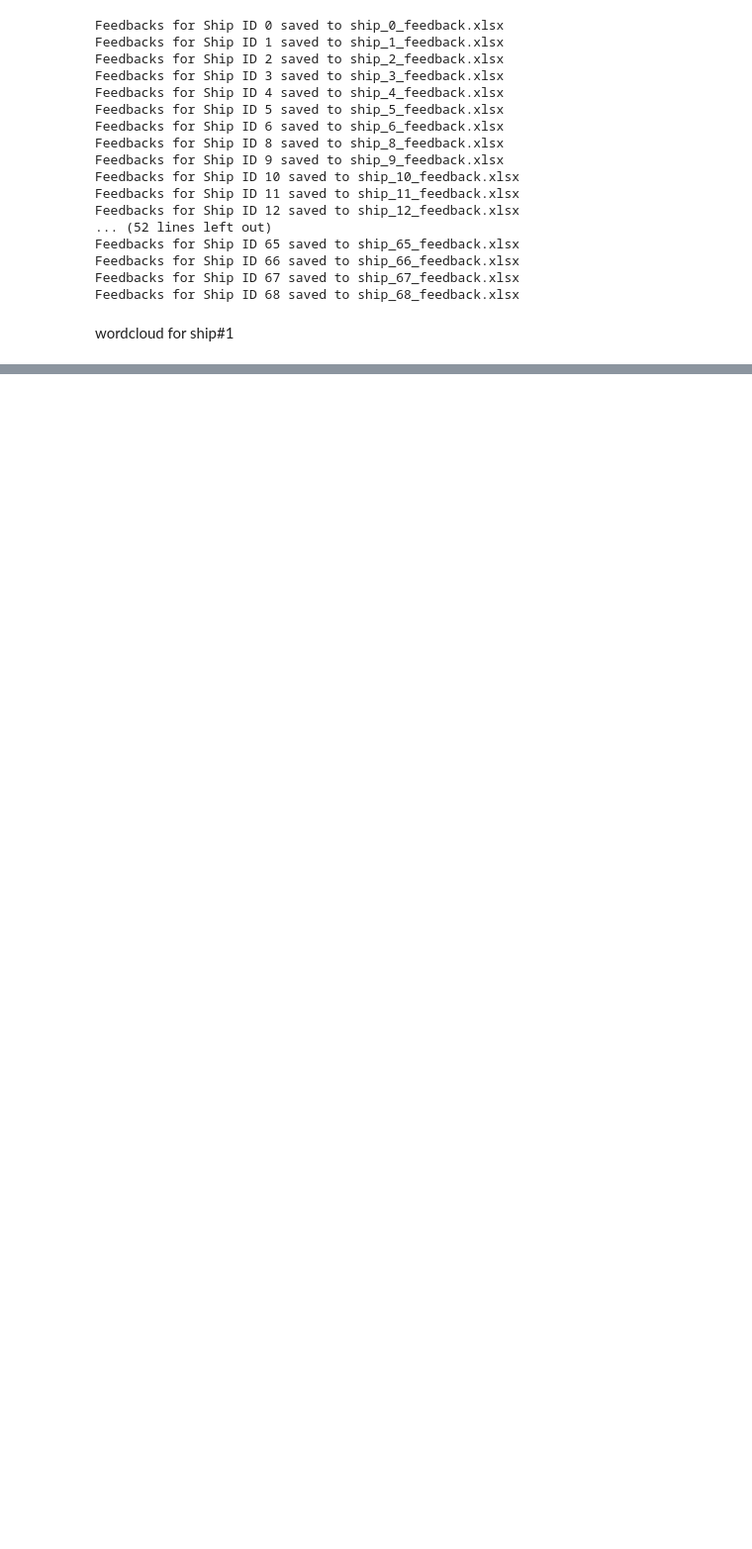
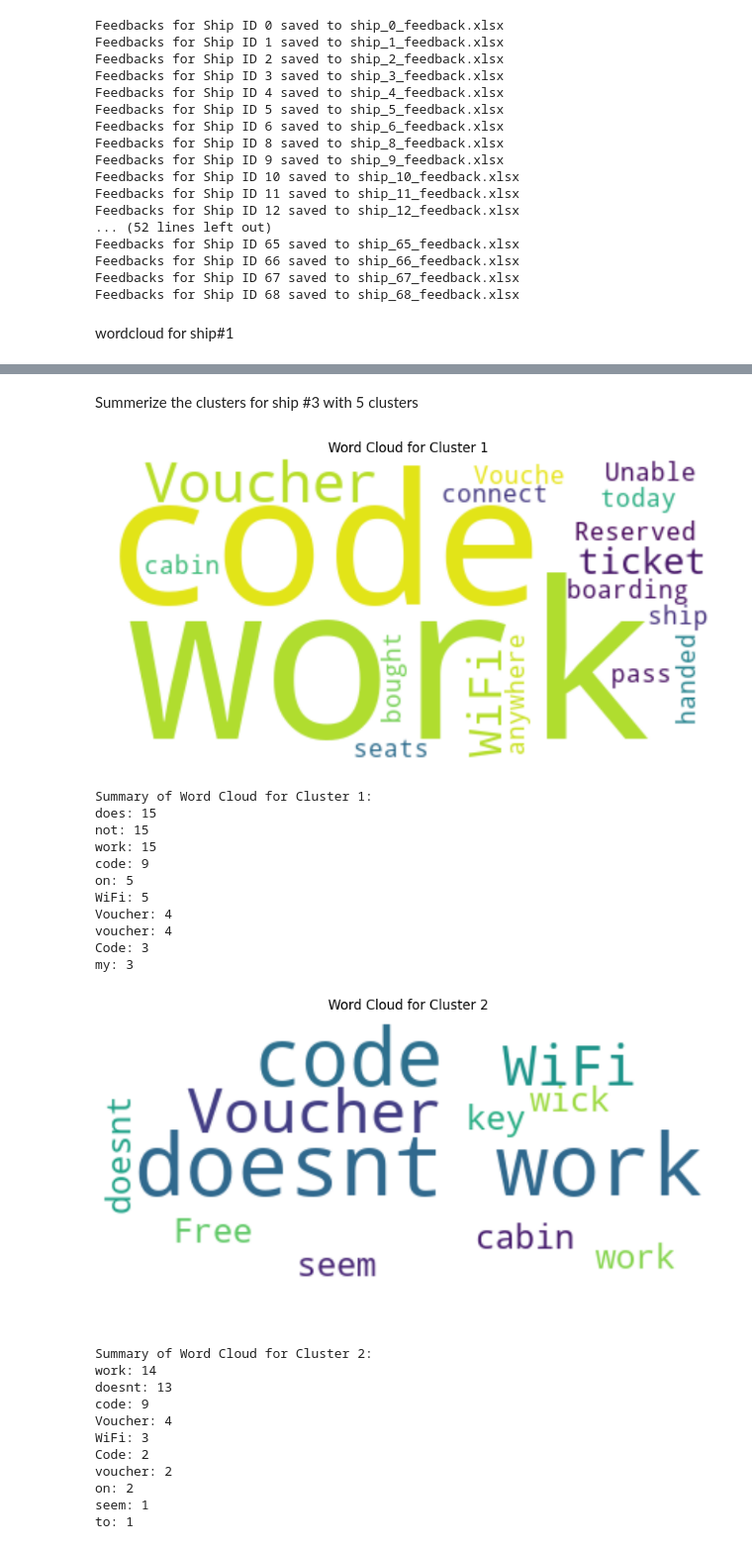
Before and after one commit to aayushivt30/text_analysis, a Jupyter notebook: ship_wise_classification.ipynb, the cells around one changed output, grey strips where cells are left out. Shown at 99% size. Cells and saved outputs as stored; diff of their text form; code cells hidden in the pictures; blank space fills up the shorter version.

```diff
--- a/ship_wise_classification.ipynb
+++ b/ship_wise_classification.ipynb
@@ -137,0 +195,48 @@ for cluster_num in range(num_clusters):
+# %% [markdown]
+Summerize the clusters for ship #3 with 5 clusters
+# %%
+from collections import Counter
+
+# Visualize clusters using word clouds and summarize
+for cluster_num in range(num_clusters):
+    cluster_df = df[df['cluster'] == cluster_num]
+    feedback_text = ' '.join(cluster_df['cleaned_feedback'])
+
+    wordcloud = WordCloud(width=400, height=200, background_color='white').generate(feedback_text)
+    plt.figure(figsize=(10, 6))
+    plt.imshow(wordcloud, interpolation='bilinear')
+    plt.title(f'Word Cloud for Cluster {cluster_num+1}')
+    plt.axis('off')
+    plt.show()
+
+    # Summarize the word cloud
+    word_freq = Counter(feedback_text.split())
+    print(f"\nSummary of Word Cloud for Cluster {cluster_num+1}:")
+    for word, freq in word_freq.most_common(10):  # You can adjust the number of top words to display
+        print(f"{word}: {freq}")
+    print("\n")
+# %% [output]
+[figure, added]
+Summary of Word Cloud for Cluster 1:
+does: 15
+not: 15
+work: 15
+code: 9
+on: 5
+WiFi: 5
+Voucher: 4
+voucher: 4
+Code: 3
+my: 3
+[figure, added]
+Summary of Word Cloud for Cluster 2:
+work: 14
+doesnt: 13
+code: 9
+Voucher: 4
+WiFi: 3
+Code: 2
+voucher: 2
+on: 2
+seem: 1
+to: 1
```
Also changed, not shown: parts of 7 cells of this notebook.
